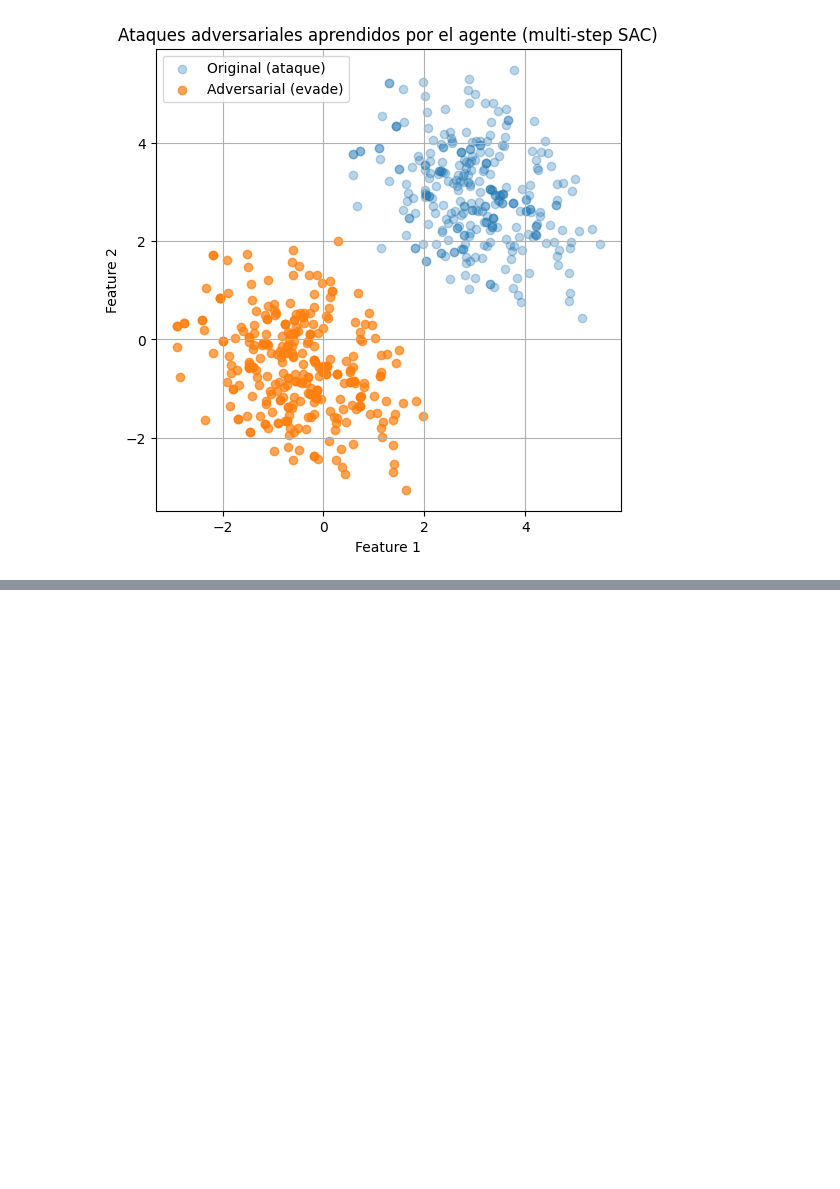
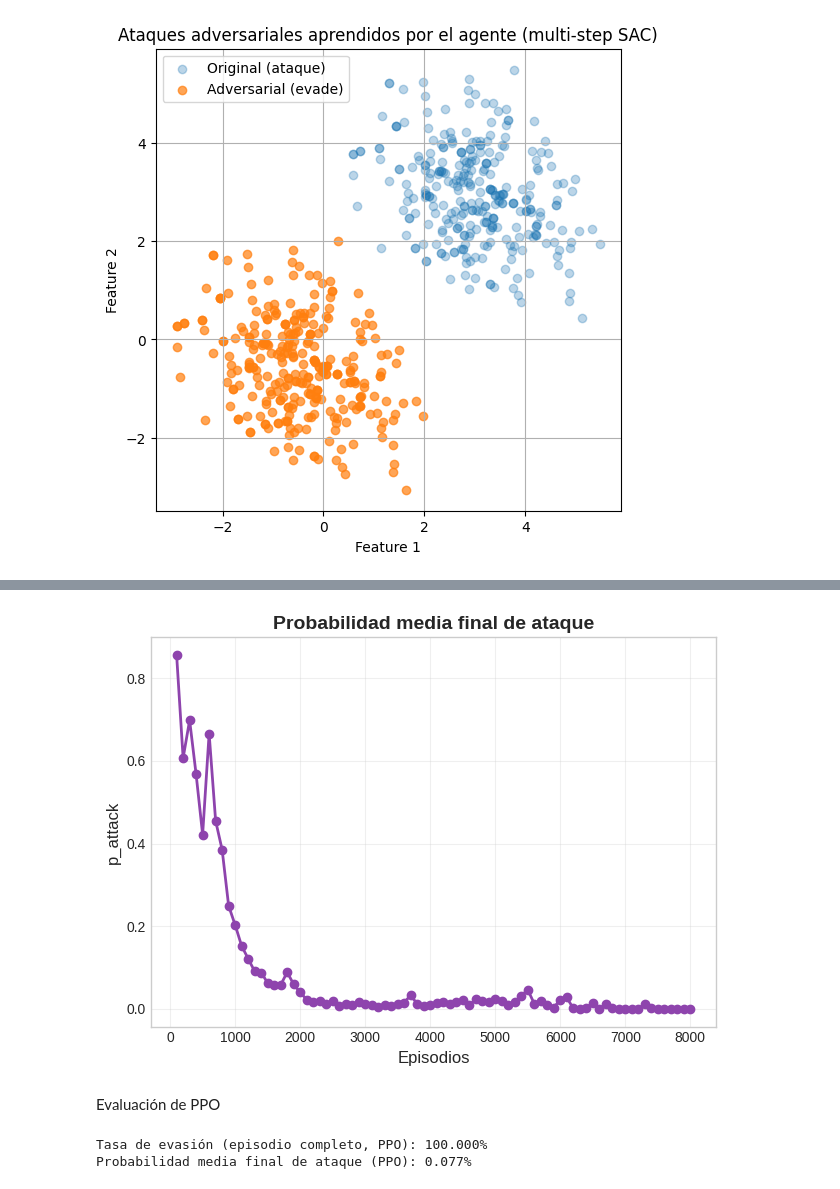
Before and after one commit to robertofdzb10/Tesis, a Jupyter notebook: notebooks/04_train_attacker_sac_multistep.ipynb, the cells around one changed output, grey strips where cells are left out. Saved outputs shown, nothing was run; the diff lists cells and outputs as text; code cells hidden in the pictures; blank space fills up the shorter version.

```diff
--- a/notebooks/04_train_attacker_sac_multistep.ipynb
+++ b/notebooks/04_train_attacker_sac_multistep.ipynb
@@ -409,0 +505,47 @@ plt.show()
+# %%
+# Grafico de Probabilidad media final de ataque
+plt.plot(
+    episodes,
+    mean_p_attack,
+    marker="o",
+    linewidth=2,
+    markersize=6,
+    color="#8e44ad",
+)
+
+plt.title("Probabilidad media final de ataque", fontsize=14, fontweight="bold")
+plt.xlabel("Episodios", fontsize=12)
+plt.ylabel("p_attack", fontsize=12)
+plt.grid(alpha=0.3)
+
+plt.tight_layout()
+plt.show()
+# %% [output]
+[figure, added]
+# %% [markdown]
+Evaluación de PPO
+# %%
+# Creamos un entorno vectorizado para evaluación
+eval_env = DummyVecEnv([make_env])
+
+# Cargamos la normalización del entorno usado en entrenamiento
+eval_env = VecNormalize.load("../agents/ppo_attacker_multistep_vecnorm.pkl", eval_env)
+
+# Desactivamos el entrenamiento, de manera que las estadísticas de normalización no se actualicen durante la evaluación
+eval_env.training = False
+
+# Desactivamos la normalización de recompensas para la evaluación (cuando evaluamos queremos las recompensas reales)
+eval_env.norm_reward = False
+
+# Cargamos el modelo entrenado
+model = PPO.load("../agents/ppo_attacker_multistep")
+
+# Evaluamos el agente PPO atacante con 300 episodios
+success_rate, mean_final_p = evaluate_sac_attacker(model, eval_env, n_episodes=300)
+
+# Mostramos los resultados finales de la evaluación
+print(f"Tasa de evasión (episodio completo, PPO): {success_rate*100:.3f}%")
+print(f"Probabilidad media final de ataque (PPO): {mean_final_p*100:.3f}%")
+# %% [output]
+Tasa de evasión (episodio completo, PPO): 100.000%
+Probabilidad media final de ataque (PPO): 0.077%
```
Also changed, not shown: parts of 10 cells of this notebook, 4 other files.
